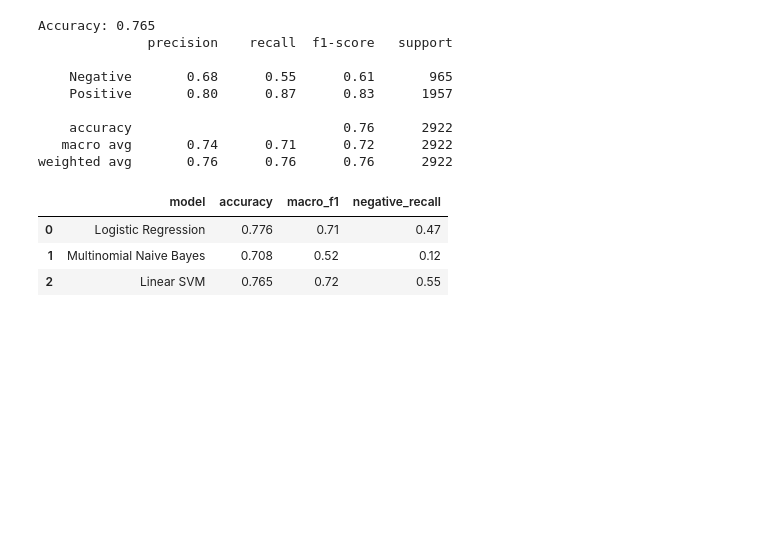
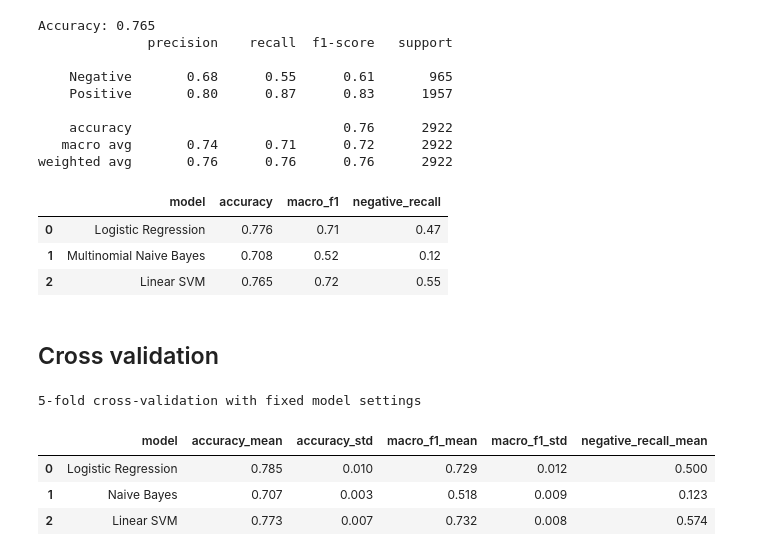
Before and after one commit to Joyanne05/vres-sentiment-analysis, a Jupyter notebook: sentiment_analysis.ipynb, the cells around one changed output. Cells and saved outputs as stored; diff of their text form; code cells hidden in the pictures; blank space fills up the shorter version.

Commit message:
Add cross-validation and hyperparameter tuning results

```diff
--- a/sentiment_analysis.ipynb
+++ b/sentiment_analysis.ipynb
@@ -173,3 +173,5 @@ baseline_results
 | 0 | Logistic Regression | 0.776 | 0.71 | 0.47 |
 | 1 | Multinomial Naive Bayes | 0.708 | 0.52 | 0.12 |
 | 2 | Linear SVM | 0.765 | 0.72 | 0.55 |
+# %% [markdown]
+## Cross validation
@@ -175,0 +194,57 @@ baseline_results
+# %%
+models = {
+    "Logistic Regression": LogisticRegression(max_iter=1000),
+    "Naive Bayes": MultinomialNB(),
+    "Linear SVM": LinearSVC(random_state=42)
+}
+
+scoring = {
+    "accuracy": "accuracy",
+    "macro_f1": "f1_macro",
+    "negative_recall": make_scorer(
+        recall_score,
+        pos_label=0,
+        zero_division=0
+    )
+}
+# %%
+cv_results = {}
+summary = []
+
+for name, model in models.items():
+
+    pipeline = Pipeline([
+        ("tfidf", TfidfVectorizer()),
+        ("clf", model)
+    ])
+
+    scores = cross_validate(
+        pipeline,
+        X_train,
+        y_train,
+        cv=cv,
+        scoring=scoring,
+        n_jobs=-1,
+        error_score="raise"
+    )
+
+    cv_results[name] = scores
+
+    summary.append({
+        "model": name,
+        "accuracy_mean": scores["test_accuracy"].mean(),
+        "accuracy_std": scores["test_accuracy"].std(),
+        "macro_f1_mean": scores["test_macro_f1"].mean(),
+        "macro_f1_std": scores["test_macro_f1"].std(),
+        "negative_recall_mean": scores["test_negative_recall"].mean()
+    })
+
+cv_summary = pd.DataFrame(summary)
+print("5-fold cross-validation with fixed model settings")
+display(cv_summary.round(3))
+# %% [output]
+5-fold cross-validation with fixed model settings
+|  | model | accuracy_mean | accuracy_std | macro_f1_mean | macro_f1_std | negative_recall_mean |
+| 0 | Logistic Regression | 0.785 | 0.010 | 0.729 | 0.012 | 0.500 |
+| 1 | Naive Bayes | 0.707 | 0.003 | 0.518 | 0.009 | 0.123 |
+| 2 | Linear SVM | 0.773 | 0.007 | 0.732 | 0.008 | 0.574 |
```
Also changed, not shown: parts of 3 cells of this notebook.
